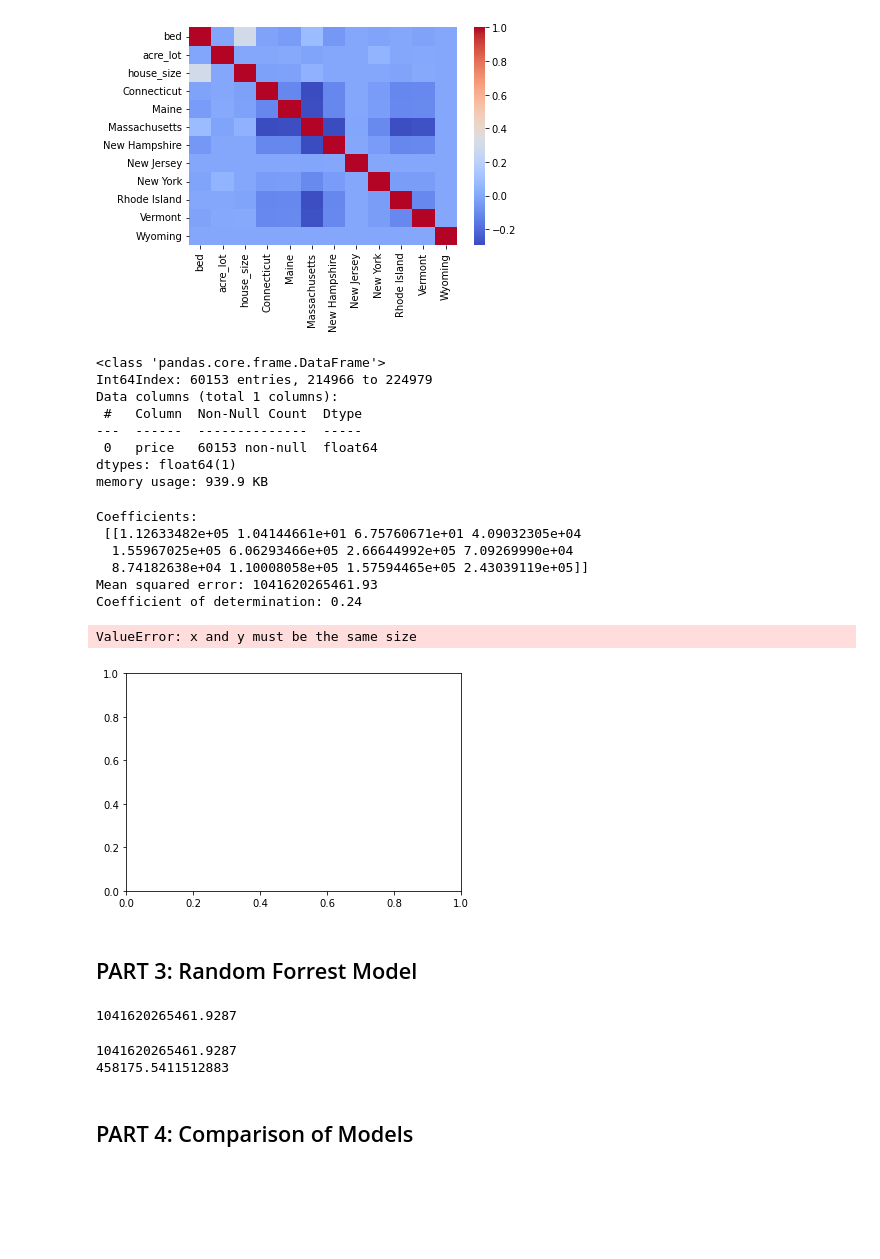
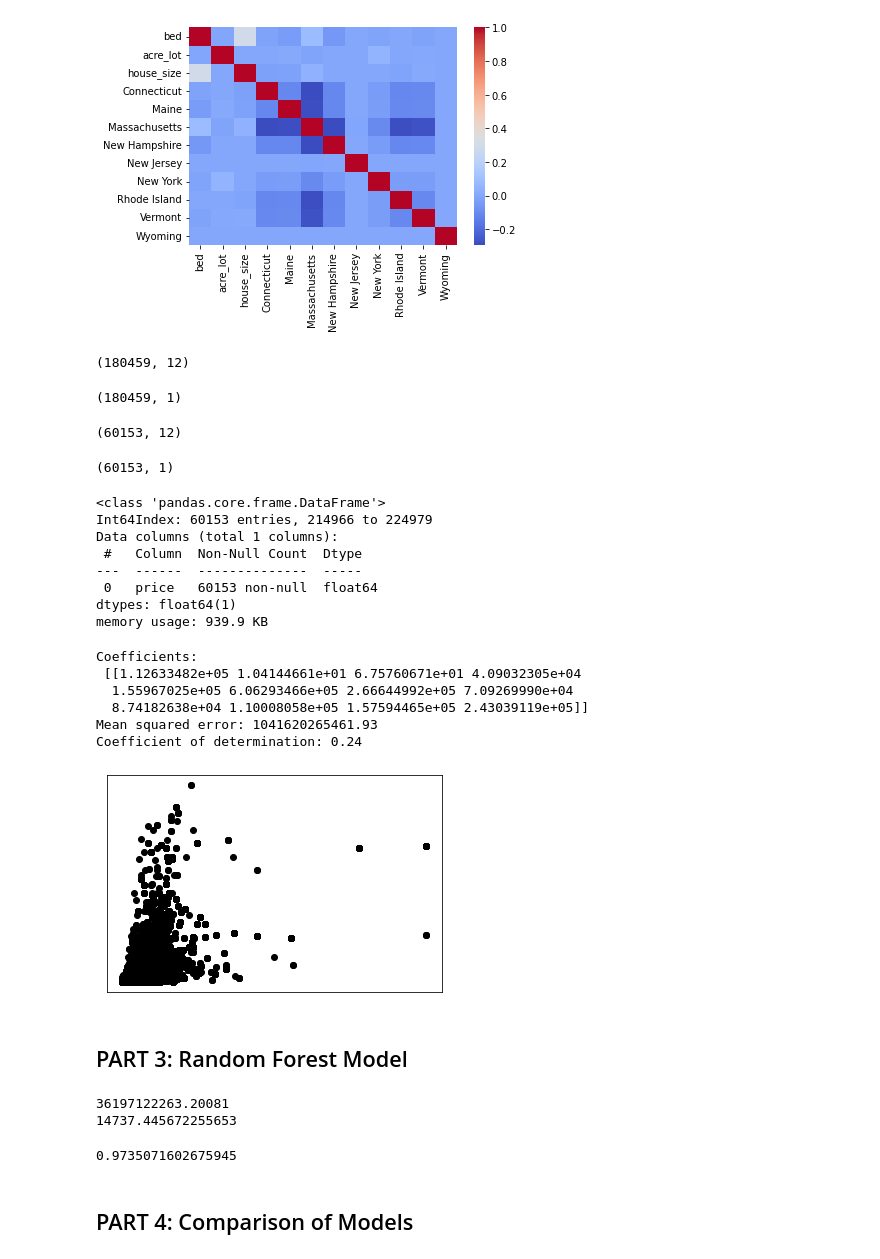
Before and after one commit to barishpeace/Project-2-Property-Price-Prediction, a Jupyter notebook: real_estate_predictor.ipynb, the cells around one changed output. Cells and saved outputs as stored; diff of their text form; code cells hidden in the pictures; blank space fills up the shorter version.

Commit message:
Refined random forest code and fixed data for linear regression model.

```diff
--- a/real_estate_predictor.ipynb
+++ b/real_estate_predictor.ipynb
@@ -317,3 +317,15 @@ X_train, X_test, y_train, y_test = train_test_split(X, y, random_state = 1)
+# %%
+display(X_train.shape)
+display(y_train.shape)
+# %% [output]
+(180459, 12)
+(180459, 1)
+# %%
+display(X_test.shape)
+display(y_test.shape)
+# %% [output]
+(60153, 12)
+(60153, 1)
 # %%
 y_test.info()
 # %% [output]
@@ -329,42 +341,42 @@ memory usage: 939.9 KB
 #Linear Regression Model
 from sklearn import datasets, linear_model
 import matplotlib.pyplot as plt
+from sklearn.metrics import mean_squared_error, r2_score
 
 #Instantiate Linear Regression Model
 linear_model = linear_model.LinearRegression()
 
 #Fit Model
 linear_model.fit(X_train,y_train)
 
 #Predict
 linear_y_pred = linear_model.predict(X_test)
 
 # The coefficients
 print("Coefficients: \n", linear_model.coef_)
 # The mean squared error
 print("Mean squared error: %.2f" % mean_squared_error(y_test, linear_y_pred))
 # The coefficient of determination: 1 is perfect prediction
 print("Coefficient of determination: %.2f" % r2_score(y_test,linear_y_pred))
 
 # Plot outputs
-plt.scatter(X_test, y_test, color="black")
-plt.plot(dX_test, linear_y_pred, color="blue", linewidth=3)
+plt.scatter(linear_y_pred, y_test, color="black")
+# plt.plot(dX_test, linear_y_pred, color="blue", linewidth=3)
 
 plt.xticks(())
 plt.yticks(())
 
 plt.show()
 # %% [output]
 Coefficients:
  [[1.12633482e+05 1.04144661e+01 6.75760671e+01 4.09032305e+04
   1.55967025e+05 6.06293466e+05 2.66644992e+05 7.09269990e+04
   8.74182638e+04 1.10008058e+05 1.57594465e+05 2.43039119e+05]]
 Mean squared error: 1041620265461.93
 Coefficient of determination: 0.24
-ValueError: x and y must be the same size
-[figure, old version]
+[figure, new version]
 # %% [markdown]
-## PART 3: Random Forrest Model
+## PART 3: Random Forest Model
 # %%
 #Random Forrest Model
 
@@ -373,19 +385,7 @@ from sklearn.metrics import mean_squared_error as mse
 from sklearn.metrics import mean_absolute_error as mae
 
 #Instantiate Random Forrest Model
-rfr = RandomForestRegressor(n_estimators = 500, random_state = 1)
+rfr = RandomForestRegressor(n_estimators = 100, random_state = 1)
 
 #Fit Model
 rfr.fit(X_train, y_train)
-
-#Create Predictions
-rfr_pred = rfr.predict(X_train)
-
-#print(rfr.score(X_test, y_test))
-
-#rfr.score(X_test, y_test)
-
-#y_pred = model.predict(X_test)
-#y_pred[:5]
-# %% [output]
-1041620265461.9287
@@ -392,13 +395,17 @@ rfr_pred = rfr.predict(X_train)
 # %%
 #The coefficients
-ms_error = mse(y_test, y_pred)
+ms_error = mse(y_test, rfr_pred)
 print(ms_error)
 
-ma_error = mae(y_test, y_pred)
+ma_error = mae(y_test, rfr_pred)
 print(ma_error)
 # %% [output]
-1041620265461.9287
-458175.5411512883
+36197122263.20081
+14737.445672255653
+# %%
+r2_score(y_test, rfr_pred)
+# %% [output]
+0.9735071602675945
 # %% [markdown]
 ## PART 4: Comparison of Models
 # %%
```
Also changed, not shown: parts of 3 cells of this notebook.
